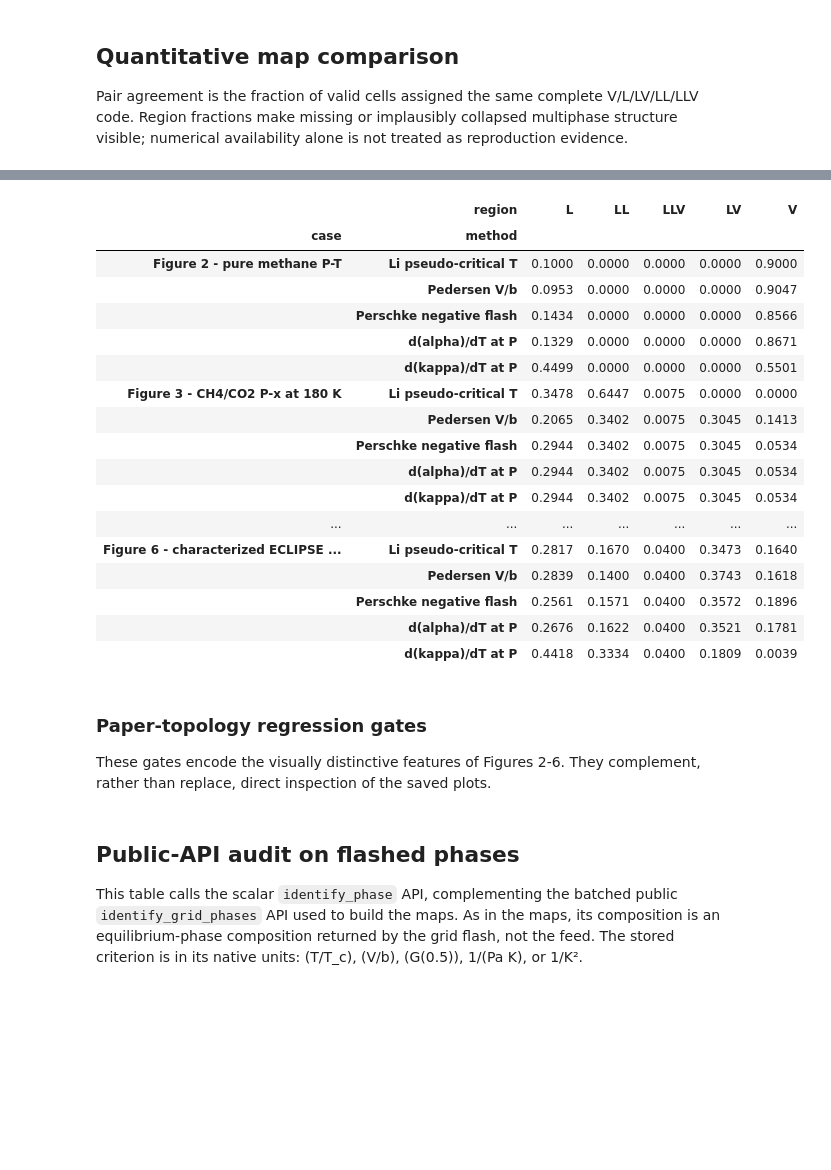
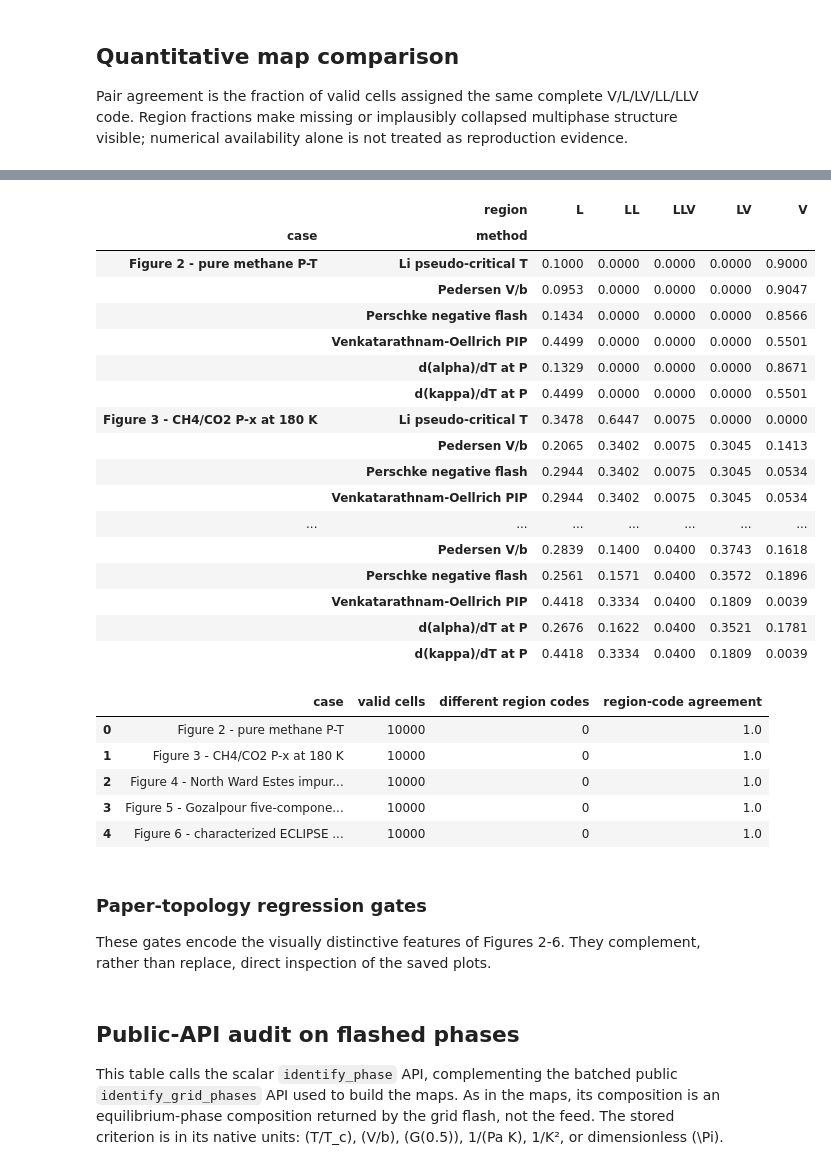
Before and after one commit to ThermoPhase-FCSRG/torch-flash, a Jupyter notebook: notebooks/verification/29_bennett_phase_identification_methods.ipynb, the cells around one changed output, grey strips where cells are left out. Cells and saved outputs as stored; diff of their text form; code cells hidden in the pictures; blank space fills up the shorter version.

```diff
--- a/notebooks/verification/29_bennett_phase_identification_methods.ipynb
+++ b/notebooks/verification/29_bennett_phase_identification_methods.ipynb
@@ -91,6 +96,11 @@ if GRID_POINTS < 3:
 GRID_CHUNK_SIZE = int(os.environ.get("TORCH_FLASH_PHASE_ID_GRID_CHUNK_SIZE", "2048"))
 if GRID_CHUNK_SIZE < 1:
     raise ValueError("TORCH_FLASH_PHASE_ID_GRID_CHUNK_SIZE must be positive")
+PIP_AUTODIFF_CHUNK_SIZE = int(
+    os.environ.get("TORCH_FLASH_PHASE_ID_PIP_CHUNK_SIZE", "2048")
+)
+if PIP_AUTODIFF_CHUNK_SIZE < 1:
+    raise ValueError("TORCH_FLASH_PHASE_ID_PIP_CHUNK_SIZE must be positive")
 FALLBACK_WORKERS = int(os.environ.get("TORCH_FLASH_PHASE_ID_FALLBACK_WORKERS", "1"))
 if FALLBACK_WORKERS < 1:
     raise ValueError("TORCH_FLASH_PHASE_ID_FALLBACK_WORKERS must be positive")
@@ -104,6 +114,7 @@ reproducibility = pd.Series(
         "dtype": str(torch.get_default_dtype()),
         "grid points per axis": GRID_POINTS,
         "grid flash chunk size": GRID_CHUNK_SIZE,
+        "PIP autodiff chunk size": PIP_AUTODIFF_CHUNK_SIZE,
         "random Gibbs fallback starts": int(
             os.environ.get("TORCH_FLASH_PHASE_ID_RANDOM_FALLBACK_STARTS", "8")
         ),
@@ -179,6 +211,9 @@ METHODS = {
     "Perschke negative flash": "perschke-negative-flash",
     "d(kappa)/dT at P": "pasad-isothermal-compressibility-derivative",
     "d(alpha)/dT at P": "bennett-thermal-expansion-derivative",
+    "Venkatarathnam-Oellrich PIP": (
+        "venkatarathnam-oellrich-phase-identification-parameter"
+    ),
 }
 
 
@@ -1009,5 +1097,29 @@ display(
         values="fraction of valid grid",
     )
 )
+
+# For mechanically stable states, Eq. 17 is algebraically equivalent in sign
+# to the isothermal-compressibility derivative criterion. Report the grid-level
+# consequence explicitly instead of relying on visual similarity alone.
+pip_equivalence_rows = []
+for case in CASES:
+    compressibility = case_results[case.name]["d(kappa)/dT at P"]
+    pip = case_results[case.name]["Venkatarathnam-Oellrich PIP"]
+    valid = (compressibility != PHASE_CODES["unavailable"]) & (
+        pip != PHASE_CODES["unavailable"]
+    )
+    pip_equivalence_rows.append(
+        {
+            "case": case.name,
+            "valid cells": int(valid.sum()),
+            "different region codes": int((compressibility[valid] != pip[valid]).sum()),
+            "region-code agreement": float(
+                np.mean(compressibility[valid] == pip[valid])
+            ),
+        }
+    )
+pip_equivalence_table = pd.DataFrame(pip_equivalence_rows)
+display(pip_equivalence_table)
+assert (pip_equivalence_table["region-code agreement"] >= 0.98).all()
 # %% [output]
 |  | case | minimum_pair_agreement | mean_pair_agreement | any_method_disagreement |
@@ -1019,21 +1131,27 @@ display(
 |  | region | L | LL | LLV | LV | V |
 | case | method |  |  |  |  |  |
 | Figure 2 - pure methane P-T | Li pseudo-critical T | 0.1000 | 0.0000 | 0.0000 | 0.0000 | 0.9000 |
 |  | Pedersen V/b | 0.0953 | 0.0000 | 0.0000 | 0.0000 | 0.9047 |
 |  | Perschke negative flash | 0.1434 | 0.0000 | 0.0000 | 0.0000 | 0.8566 |
+|  | Venkatarathnam-Oellrich PIP | 0.4499 | 0.0000 | 0.0000 | 0.0000 | 0.5501 |
 |  | d(alpha)/dT at P | 0.1329 | 0.0000 | 0.0000 | 0.0000 | 0.8671 |
 |  | d(kappa)/dT at P | 0.4499 | 0.0000 | 0.0000 | 0.0000 | 0.5501 |
 | Figure 3 - CH4/CO2 P-x at 180 K | Li pseudo-critical T | 0.3478 | 0.6447 | 0.0075 | 0.0000 | 0.0000 |
 |  | Pedersen V/b | 0.2065 | 0.3402 | 0.0075 | 0.3045 | 0.1413 |
 |  | Perschke negative flash | 0.2944 | 0.3402 | 0.0075 | 0.3045 | 0.0534 |
-|  | d(alpha)/dT at P | 0.2944 | 0.3402 | 0.0075 | 0.3045 | 0.0534 |
-|  | d(kappa)/dT at P | 0.2944 | 0.3402 | 0.0075 | 0.3045 | 0.0534 |
+|  | Venkatarathnam-Oellrich PIP | 0.2944 | 0.3402 | 0.0075 | 0.3045 | 0.0534 |
 | ... | ... | ... | ... | ... | ... | ... |
-| Figure 6 - characterized ECLIPSE ... | Li pseudo-critical T | 0.2817 | 0.1670 | 0.0400 | 0.3473 | 0.1640 |
 |  | Pedersen V/b | 0.2839 | 0.1400 | 0.0400 | 0.3743 | 0.1618 |
 |  | Perschke negative flash | 0.2561 | 0.1571 | 0.0400 | 0.3572 | 0.1896 |
+|  | Venkatarathnam-Oellrich PIP | 0.4418 | 0.3334 | 0.0400 | 0.1809 | 0.0039 |
 |  | d(alpha)/dT at P | 0.2676 | 0.1622 | 0.0400 | 0.3521 | 0.1781 |
 |  | d(kappa)/dT at P | 0.4418 | 0.3334 | 0.0400 | 0.1809 | 0.0039 |
+|  | case | valid cells | different region codes | region-code agreement |
+| 0 | Figure 2 - pure methane P-T | 10000 | 0 | 1.0 |
+| 1 | Figure 3 - CH4/CO2 P-x at 180 K | 10000 | 0 | 1.0 |
+| 2 | Figure 4 - North Ward Estes impur... | 10000 | 0 | 1.0 |
+| 3 | Figure 5 - Gozalpour five-compone... | 10000 | 0 | 1.0 |
+| 4 | Figure 6 - characterized ECLIPSE ... | 10000 | 0 | 1.0 |
 # %% [markdown]
 ### Paper-topology regression gates
 
@@ -1077,7 +1195,7 @@ public `identify_grid_phases` API used to build the maps. As in the maps, its
 composition is an equilibrium-phase composition returned by the grid flash,
 not the feed.
 The stored criterion is in its native units: \(T/T_c\), \(V/b\), \(G(0.5)\),
-1/(Pa K), or 1/K².
+1/(Pa K), 1/K², or dimensionless \(\Pi\).
 # %%
 api_rows = []
 for case in CASES:
```
Also changed, not shown: parts of 11 cells of this notebook, 11 other files.
